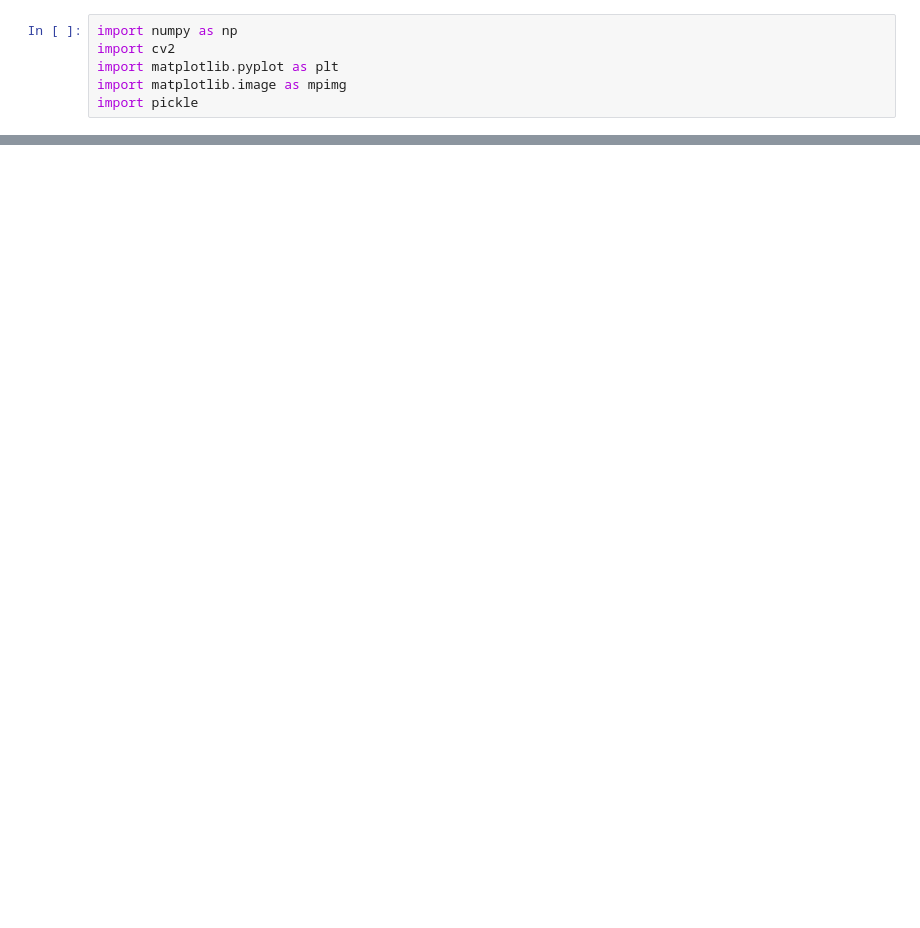
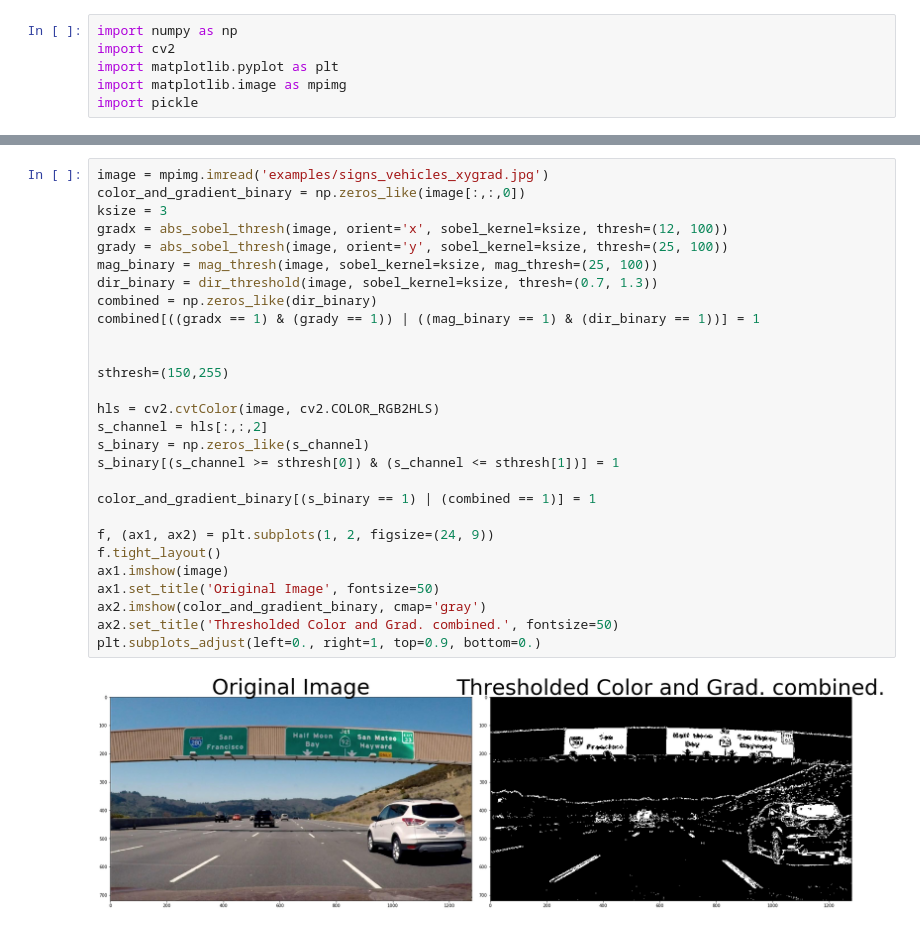
Before and after one commit to kadimetla/CarND-Advanced-Lane-Lines, a Jupyter notebook: play_magnitude_thresholds.ipynb, the cells around one changed output, grey strips where cells are left out. Drawn from its saved outputs; the diff is of its cells as text; blank space fills up the shorter version.

```diff
--- a/play_magnitude_thresholds.ipynb
+++ b/play_magnitude_thresholds.ipynb
@@ -147,0 +150,30 @@ plt.subplots_adjust(left=0., right=1, top=0.9, bottom=0.)
+# %%
+image = mpimg.imread('examples/signs_vehicles_xygrad.jpg')
+color_and_gradient_binary = np.zeros_like(image[:,:,0])
+ksize = 3
+gradx = abs_sobel_thresh(image, orient='x', sobel_kernel=ksize, thresh=(12, 100))
+grady = abs_sobel_thresh(image, orient='y', sobel_kernel=ksize, thresh=(25, 100))
+mag_binary = mag_thresh(image, sobel_kernel=ksize, mag_thresh=(25, 100))
+dir_binary = dir_threshold(image, sobel_kernel=ksize, thresh=(0.7, 1.3))
+combined = np.zeros_like(dir_binary)
+combined[((gradx == 1) & (grady == 1)) | ((mag_binary == 1) & (dir_binary == 1))] = 1
+
+
+sthresh=(150,255)
+
+hls = cv2.cvtColor(image, cv2.COLOR_RGB2HLS)
+s_channel = hls[:,:,2]
+s_binary = np.zeros_like(s_channel)
+s_binary[(s_channel >= sthresh[0]) & (s_channel <= sthresh[1])] = 1
+
+color_and_gradient_binary[(s_binary == 1) | (combined == 1)] = 1
+
+f, (ax1, ax2) = plt.subplots(1, 2, figsize=(24, 9))
+f.tight_layout()
+ax1.imshow(image)
+ax1.set_title('Original Image', fontsize=50)
+ax2.imshow(color_and_gradient_binary, cmap='gray')
+ax2.set_title('Thresholded Color and Grad. combined.', fontsize=50)
+plt.subplots_adjust(left=0., right=1, top=0.9, bottom=0.)
+# %% [output]
+[figure, added]
```
Also changed, not shown: parts of 8 cells of this notebook, 33 other files.
